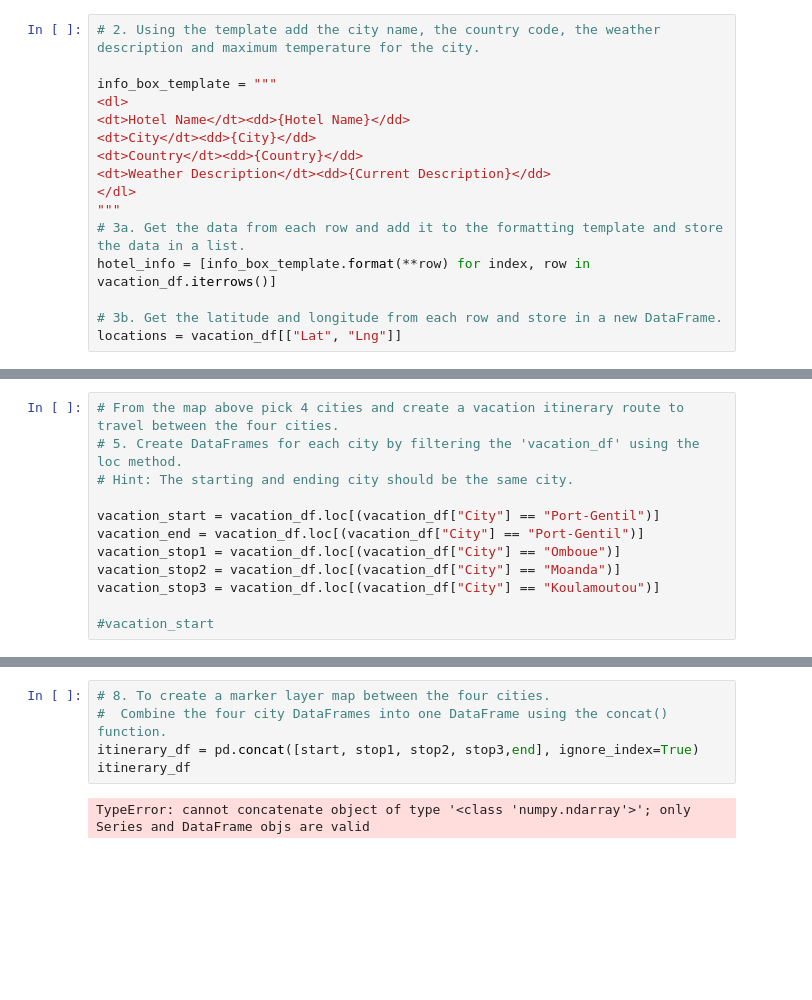
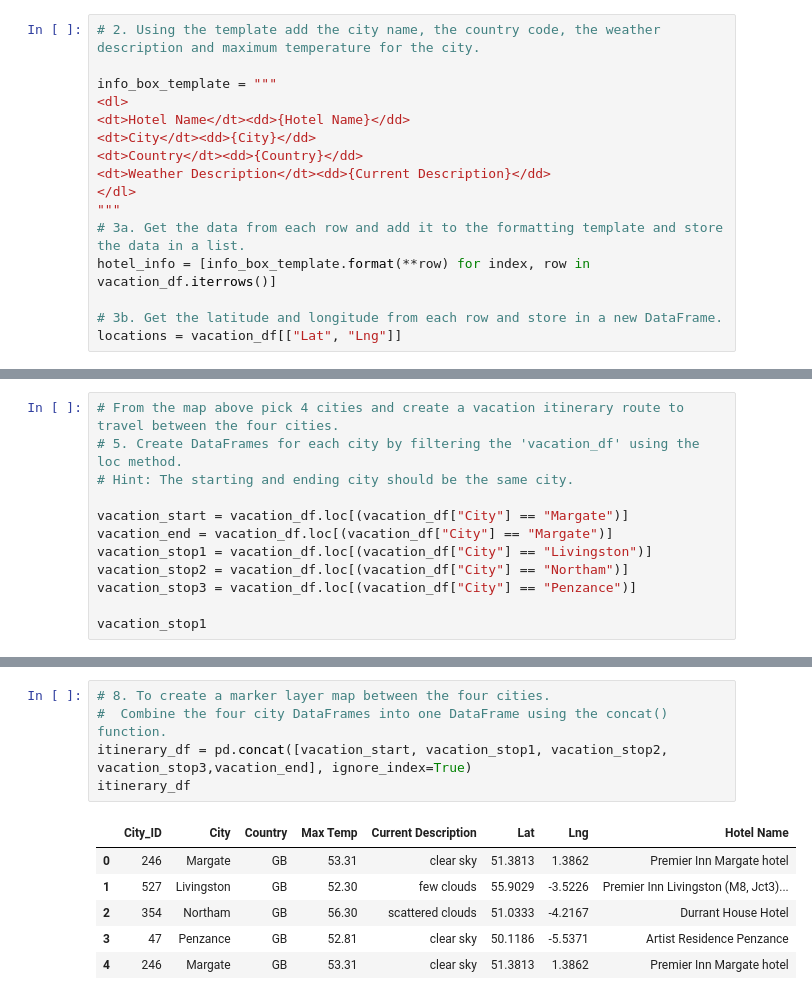
Before and after one commit to AyseH/World_Weather_Analysis, a Jupyter notebook: Vacation_Itenarary/Vacation_Itinerary.ipynb, the cells around one changed output, grey strips where cells are left out. Saved outputs shown, nothing was run; the diff lists cells and outputs as text; blank space fills up the shorter version.

```diff
--- a/Vacation_Itenarary/Vacation_Itinerary.ipynb
+++ b/Vacation_Itenarary/Vacation_Itinerary.ipynb
@@ -56,10 +67,10 @@ fig
 # 5. Create DataFrames for each city by filtering the 'vacation_df' using the loc method.
 # Hint: The starting and ending city should be the same city.
 
-vacation_start = vacation_df.loc[(vacation_df["City"] == "Port-Gentil")]
-vacation_end = vacation_df.loc[(vacation_df["City"] == "Port-Gentil")]
-vacation_stop1 = vacation_df.loc[(vacation_df["City"] == "Omboue")]
-vacation_stop2 = vacation_df.loc[(vacation_df["City"] == "Moanda")]
-vacation_stop3 = vacation_df.loc[(vacation_df["City"] == "Koulamoutou")]
+vacation_start = vacation_df.loc[(vacation_df["City"] == "Margate")]
+vacation_end = vacation_df.loc[(vacation_df["City"] == "Margate")]
+vacation_stop1 = vacation_df.loc[(vacation_df["City"] == "Livingston")]
+vacation_stop2 = vacation_df.loc[(vacation_df["City"] == "Northam")]
+vacation_stop3 = vacation_df.loc[(vacation_df["City"] == "Penzance")]
 
-#vacation_start
+vacation_stop1
@@ -86,10 +100,15 @@ fig
 # %%
 # 8. To create a marker layer map between the four cities.
 #  Combine the four city DataFrames into one DataFrame using the concat() function.
-itinerary_df = pd.concat([start, stop1, stop2, stop3,end], ignore_index=True)
+itinerary_df = pd.concat([vacation_start, vacation_stop1, vacation_stop2, vacation_stop3,vacation_end], ignore_index=True)
 itinerary_df
 # %% [output]
-TypeError: cannot concatenate object of type '<class 'numpy.ndarray'>'; only Series and DataFrame objs are valid
+|  | City_ID | City | Country | Max Temp | Current Description | Lat | Lng | Hotel Name |
+| 0 | 246 | Margate | GB | 53.31 | clear sky | 51.3813 | 1.3862 | Premier Inn Margate hotel |
+| 1 | 527 | Livingston | GB | 52.30 | few clouds | 55.9029 | -3.5226 | Premier Inn Livingston (M8, Jct3)... |
+| 2 | 354 | Northam | GB | 56.30 | scattered clouds | 51.0333 | -4.2167 | Durrant House Hotel |
+| 3 | 47 | Penzance | GB | 52.81 | clear sky | 50.1186 | -5.5371 | Artist Residence Penzance |
+| 4 | 246 | Margate | GB | 53.31 | clear sky | 51.3813 | 1.3862 | Premier Inn Margate hotel |
 # %%
 # 9 Using the template add city name, the country code, the weather description and maximum temperature for the city.
 info_box_template = """
```
Also changed, not shown: parts of 6 cells of this notebook, 7 other files.
